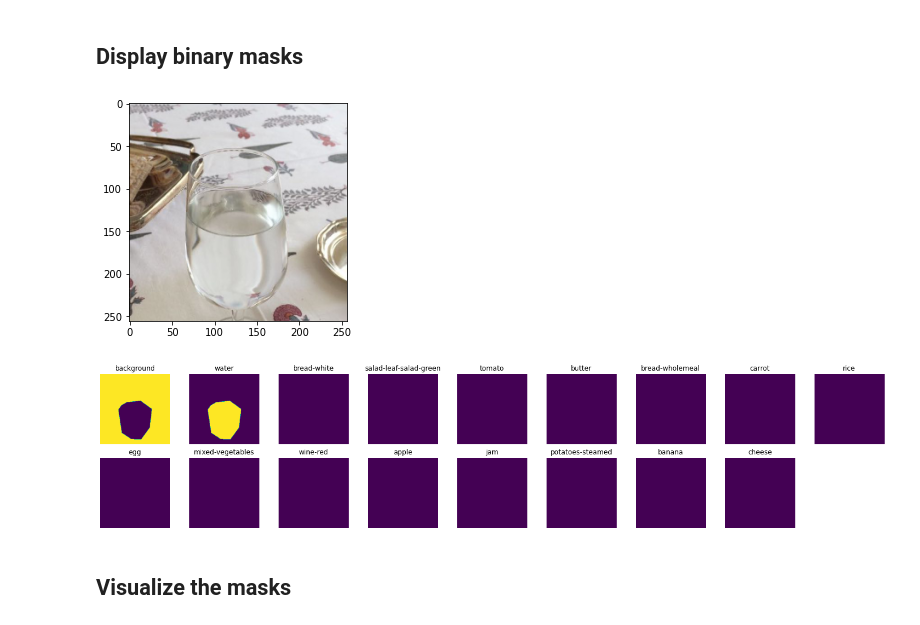
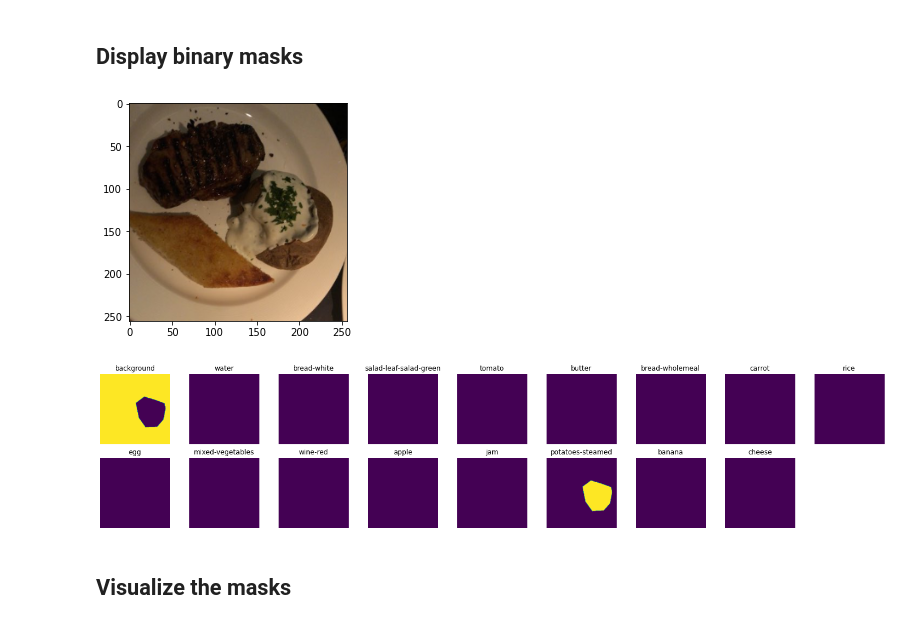
Before and after one commit to BeleRicks11/Food_Recognition, a Jupyter notebook: U-Net/U_net_version.ipynb, the cells around one changed output. Cells and saved outputs as stored; diff of their text form; code cells hidden in the pictures.

```diff
--- a/U-Net/U_net_version.ipynb
+++ b/U-Net/U_net_version.ipynb
@@ -413,16 +394,16 @@ def display_binary_masks(mask):
       plt.axis('off')
       plt.imshow(new_mask)
 # %%
-image_id = 11
+image_id = 1
 img_folder = '{}/{}/images'.format(folder_loc, 'train')
 train_img = getImage(images_train[image_id], img_folder, input_image_size)
 catIds = coco_train.getCatIds(catNms=classes)
 mask = getBinaryMask(images_train[image_id], classes, coco_train, catIds, input_image_size)
 plt.imshow(train_img)
 display_binary_masks(mask)
 # %% [output]
-[figure, old version]
+[figure, new version]
-[figure, old version]
+[figure, new version]
 # %% [markdown]
 ## Visualize the masks
 # %%
```
Also changed, not shown: parts of 37 cells of this notebook.
